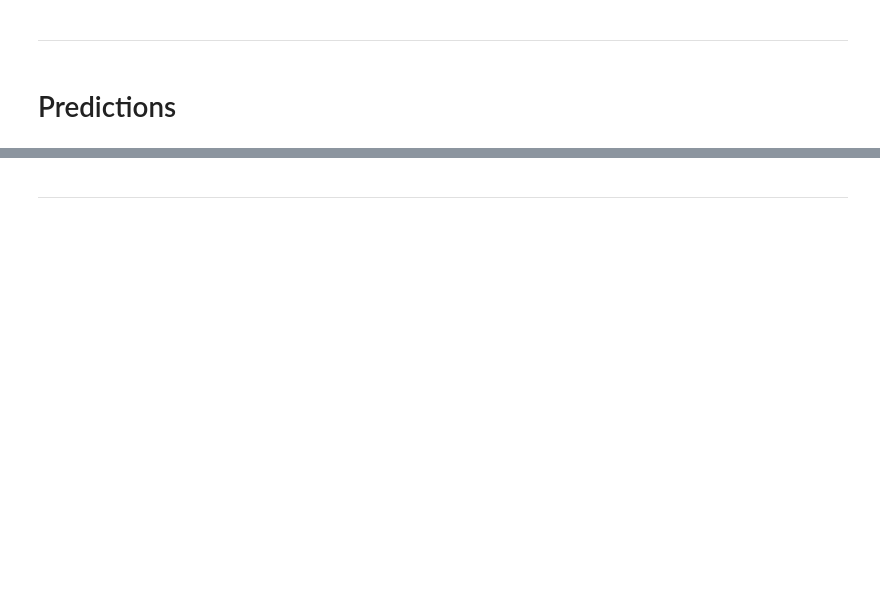
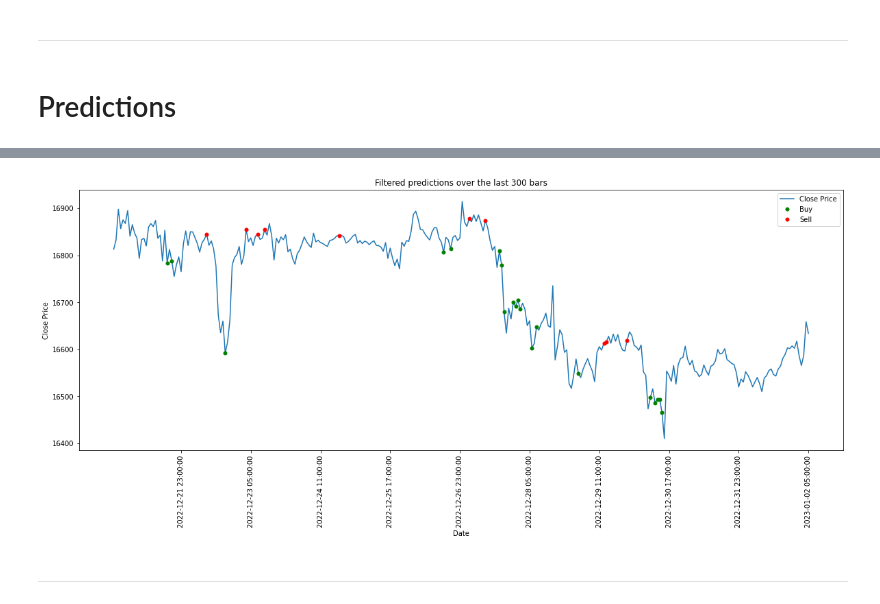
Before and after one commit to jf-v/ML-Price_prediction_SMA, a Jupyter notebook: ML_Price_movement_prediction_using_SMA_indicators.ipynb, the cells around one changed output, grey strips where cells are left out. Drawn from its saved outputs; the diff is of its cells as text; code cells hidden in the pictures; blank space fills up the shorter version.

```diff
--- a/ML_Price_movement_prediction_using_SMA_indicators.ipynb
+++ b/ML_Price_movement_prediction_using_SMA_indicators.ipynb
@@ -203,8 +204,8 @@ Standard deviation: 0.05
 # %%
 #@title # 7.  **Save** trained model with pickle library
 Download = False #@param {type:"boolean"}
-Save_to_drive = False #@param {type:"boolean"}
-model_name = "ML-Binance_BTCUSDT_H1-sma-shift_10" #@param {type:"string"}
+Save_to_drive = True #@param {type:"boolean"}
+model_name = "ML-Binance_BTCUSDT_H1-sma25_125-target_shift_10" #@param {type:"string"}
 
 content_folder=''
 
@@ -250,7 +252,7 @@ ________________________________________________________________________________
 #@title # 8.  **Load** pretrained model with pickle library
 #@markdown # Execute cells 1, 2, 4  before to run this one
 #@markdown To load a saved model from a Pickle file, all you need to do is pass the “pickled” model into the Pickle load() function and it will be deserialized. By assigning this back to a model object, you can then run your original model’s predict() function, pass in some test data and get back an array of predictions.
-model_name = "ML-Binance_BTCUSDT_H1-sma-shift_10" #@param {type:"string"}
+model_name = "ML-Binance_BTCUSDT_H1-sma25_125-target_shift_10" #@param {type:"string"}
 Load_from_drive = True #@param {type:"boolean"}
 #@markdown * Input the sma periods used on the loaded model
 sma_1 = 25 #@param {type:"integer"}
@@ -350,12 +347,17 @@ def predict(close,indicator_1,indicator_2,probability_threshold):
 #@markdown __________________________________________________________________________________
 #@markdown # Use recent prices from cryptowatch
 #@markdown * Make sure that **Use_cryptowatch_prices** was **enabled** on the prediction init cell
-#@markdown * Enable **refresh data** only once at every new bar, to avoid reaching the requests limit
+#@markdown * Enable **refresh data** only once at every new bar or when changing symbol, timeframe or exchange, to avoid reaching the free requests limit
 refresh_data = True #@param {type:"boolean"}
+#@markdown * Enter the same symbol and timeframe than the one used for training the model
+symbol = "BTCUSDT" #@param {type:"string"}
+timeframe = "1h" #@param ["1h","1d"]
+#@markdown * Select exchange
+exchange = "Huobi" #@param ["Binance", "Huobi", "Kraken", "Coinbase Pro", "Crypto.com", "Bitfinex", "Bitstamp"]
 #@markdown * Prediction mode **Single Bar**: enter the bar shift that will be used for prediction, starting from current bar as 0
 #@markdown * Prediction mode **Bar Series**: enter the amount of bars to get prediction, starting from the current bar
 Prediction_mode = "Bar Series" #@param ["Single Bar", "Bar Series"]
-Prediction_shift_or_range = 100 #@param {type:"integer"}
+Prediction_shift_or_range = 300 #@param {type:"integer"}
 #@markdown __________________________________________________________________________________
 #@markdown # Use custom prices
 #@markdown * Make sure that **Use_cryptowatch_prices** was **disabled** on the prediction init cell
@@ -365,49 +367,99 @@ SMA_1 = 16596.32 #@param {type:"number"}
 SMA_2 = 16739.13 #@param {type:"number"}
 #@markdown __________________________________________________________________________________
 #@markdown # Prediction probability **threshold** filter (recommended >94%)
-probability_threshold = 95 #@param {type:"slider", min:1, max:100, step:1}
+probability_threshold = 98 #@param {type:"slider", min:1, max:100, step:1}
+show_predictions_as_string_list = False #@param {type:"boolean"}
 
 ##############################################################################
 
-print('Prediction for the next bars, based on the shift value used during the model training:\n\n')
+print('* Prediction target shift was determined on the model training\n')
 
-#   Use recent prices for prediction
+#   Use recent prices for prediction from cryptowatch
 
 if Use_cryptowatch_prices:
-  #   Get price data
+
+  # Get price data
   if refresh_data:
     candles = cw.markets.get(exchange+":"+symbol, ohlc=True)
 
-  #   Convert cryptowatch response into a DataFrame
+  # Convert cryptowatch response into a DataFrame
   if timeframe=='1h': cw_df = pd.DataFrame(candles.of_1h)
   else:               cw_df = pd.DataFrame(candles.of_1d)
   cw_df.columns = ['close_timestamp', 'open', 'high', 'low', 'close', 'volume_base', 'volume_quote']
   cw_df = cw_df.sort_values(['close_timestamp'],ascending=[False])
 
-  #   Calculate the indicators based on the 'close' values
+  # Calculate the indicators based on the 'close' values
   cw_df['indicator_1'] = cw_df['close'][::-1].rolling(sma_1).mean()[::-1]  # reverse the column, apply rolling and mean, then reverse it again
   cw_df['indicator_2'] = cw_df['close'][::-1].rolling(sma_2).mean()[::-1]  # reverse the column, apply rolling and mean, then reverse it again
 
-  #   Add datetime column
+  # Add time column
   cw_df['time'] =  pd.to_datetime(cw_df['close_timestamp'],unit='s')
-  #print(cw_df[['time','open','high','low','close','indicator_1','indicator_2']][:(Prediction_bar_shift+1)])
 
-  #   Make a prediction
+  # Define series limit bar
+  b = Prediction_shift_or_range
+
+  #   Make a prediction series
 
   if Prediction_mode == 'Bar Series':
-    print("Bar Series prediction, starting from current bar at ")
-    print(cw_df['time'][1:2].astype(str))
-    print('\n')
+
+    prediction_series = []
+    print("Bar Series prediction, starting from current bar at "+cw_df['time'][0:1].astype(str).tolist()[0]+'\n')
     for b in range(Prediction_shift_or_range):
-      print('Bar '+str(b)+':    '+predict(cw_df['close'][b:(b+1)],cw_df['indicator_1'][b:(b+1)],cw_df['indicator_2'][b:(b+1)],probability_threshold)+'\n')
+      prediction = predict(cw_df['close'][b:(b+1)],cw_df['indicator_1'][b:(b+1)],cw_df['indicator_2'][b:(b+1)],probability_threshold)
+      prediction_series.append(prediction)
+
+    # Prepare time and close price series for x and y axis
+    y = cw_df['close'][:Prediction_shift_or_range].tolist()
+    x = cw_df['time'][:Prediction_shift_or_range].astype(str).tolist()
+
+    # Define buy and sell signals positions to plot the dots
+    sell = []
+    buy = []
+    for i in range(len(x)):
+      if '✓' in prediction_series[i]:
+        if 'S E L L' in prediction_series[i]: sell.append(i)
+        if 'B U Y' in prediction_series[i]:   buy.append(i)
+
+    # Plot the line
+    plt.plot(x, y, label='Close Price')
+
+    # Plot the signals
+    plt.plot(buy, [y[i] for i in buy], 'o', color='green', markersize=5,label='Buy')
+    plt.plot(sell, [y[i] for i in sell], 'o', color='red', markersize=5,label='Sell')
+
+    #   Set title and labels
+    plt.legend()
+    plt.title('Filtered predictions over the last '+str(Prediction_shift_or_range)+' bars')
+    plt.xlabel('Date')
+    plt.ylabel('Close Price')
+
+    #   Fix dates ticks
+    ax = plt.gca()
+    xticks = ax.get_xticks()
+    ax.set_xticks(xticks[::len(xticks) //10])   # set new tick positions
+    ax.tick_params(axis='x', rotation=90)       # set tick rotation
+
+    #   Invert x orientation
+    plt.gca().invert_xaxis()
+
+    # Show the plot
+    plt.show()
+
+    #   Print predictions log as strings
+    if show_predictions_as_string_list:
+      for b in range(Prediction_shift_or_range):
+        print('Bar '+str(b)+':    '+prediction_series[b]+'\n')
+
+
+  #  Make a single bar prediction selected by shift
+
   else:
-    b = Prediction_shift_or_range
-    print("Used bar "+str(b)+" opened on "+cw_df['time'][b:b+1].astype(str))
-    print('\n')
+    print("Prediction for bar "+str(b)+" opened on "+cw_df['time'][b:b+1].astype(str).tolist()[0]+'\n')
     print(predict(cw_df['close'][b:(b+1)],cw_df['indicator_1'][b:(b+1)],cw_df['indicator_2'][b:(b+1)],probability_threshold))
 
 
-#   Use custom prices for prediction
+#   Use custom prices for a single bar prediction
+
 else:
   print(predict(Close,SMA_1,SMA_2,probability_threshold))
 # %% [output]
@@ -431,2 +469,3 @@ Bar 99:    B U Y    (66.0 % probability)
+[figure, added]
 # %% [markdown]
 __________________________________________________________________________________________________________________________
```
Also changed, not shown: parts of 8 cells of this notebook.
